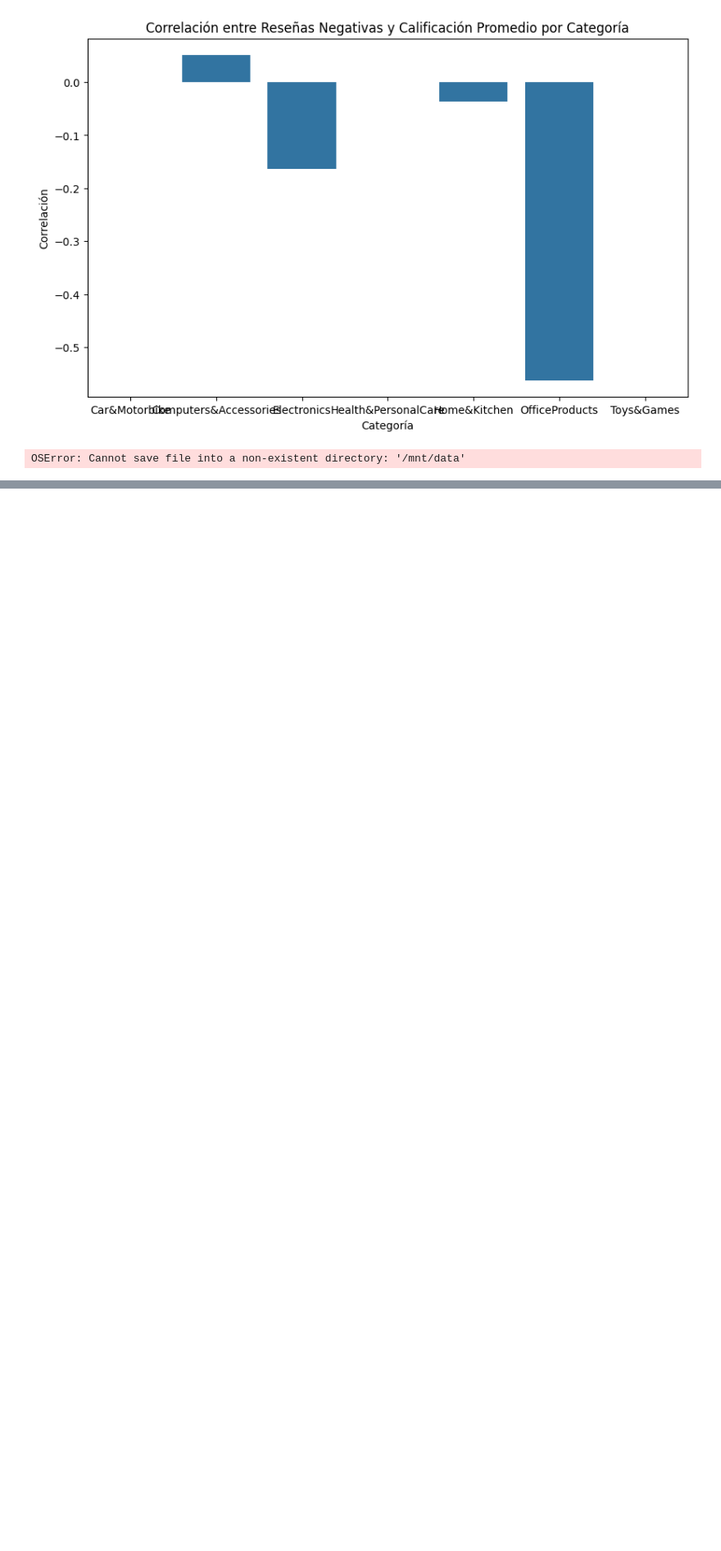
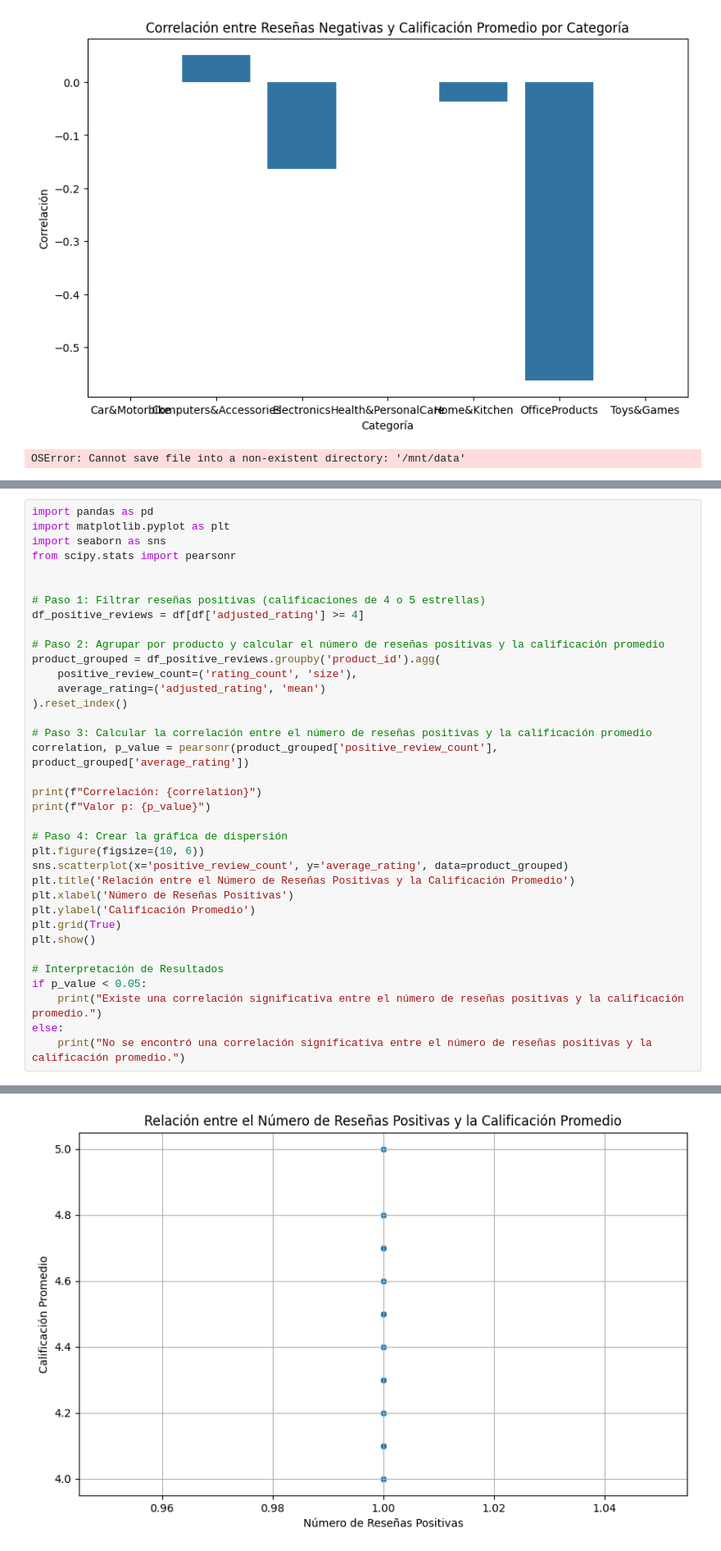
Before and after one commit to Al3jandraMtz/Proyecto4_DataLab, a Jupyter notebook: Proyecto4_DataLab.ipynb, the cells around one changed output, grey strips where cells are left out. Shown at 82% size. Cells and saved outputs as stored; diff of their text form; blank space fills up the shorter version.

```diff
--- a/Proyecto4_DataLab.ipynb
+++ b/Proyecto4_DataLab.ipynb
@@ -803,0 +860,37 @@ OSError: Cannot save file into a non-existent directory: '/mnt/data'
+# %%
+import pandas as pd
+import matplotlib.pyplot as plt
+import seaborn as sns
+from scipy.stats import pearsonr
+
+
+# Paso 1: Filtrar reseñas positivas (calificaciones de 4 o 5 estrellas)
+df_positive_reviews = df[df['adjusted_rating'] >= 4]
+
+# Paso 2: Agrupar por producto y calcular el número de reseñas positivas y la calificación promedio
+product_grouped = df_positive_reviews.groupby('product_id').agg(
+    positive_review_count=('rating_count', 'size'),
+    average_rating=('adjusted_rating', 'mean')
+).reset_index()
+
+# Paso 3: Calcular la correlación entre el número de reseñas positivas y la calificación promedio
+correlation, p_value = pearsonr(product_grouped['positive_review_count'], product_grouped['average_rating'])
+
+print(f"Correlación: {correlation}")
+print(f"Valor p: {p_value}")
+
+# Paso 4: Crear la gráfica de dispersión
+plt.figure(figsize=(10, 6))
+sns.scatterplot(x='positive_review_count', y='average_rating', data=product_grouped)
+plt.title('Relación entre el Número de Reseñas Positivas y la Calificación Promedio')
+plt.xlabel('Número de Reseñas Positivas')
+plt.ylabel('Calificación Promedio')
+plt.grid(True)
+plt.show()
+
+# Interpretación de Resultados
+if p_value < 0.05:
+    print("Existe una correlación significativa entre el número de reseñas positivas y la calificación promedio.")
+else:
+    print("No se encontró una correlación significativa entre el número de reseñas positivas y la calificación promedio.")
+# %% [output]
@@ -803,0 +899 @@ OSError: Cannot save file into a non-existent directory: '/mnt/data'
+[figure, added]
```
Also changed, not shown: parts of 19 cells of this notebook.
